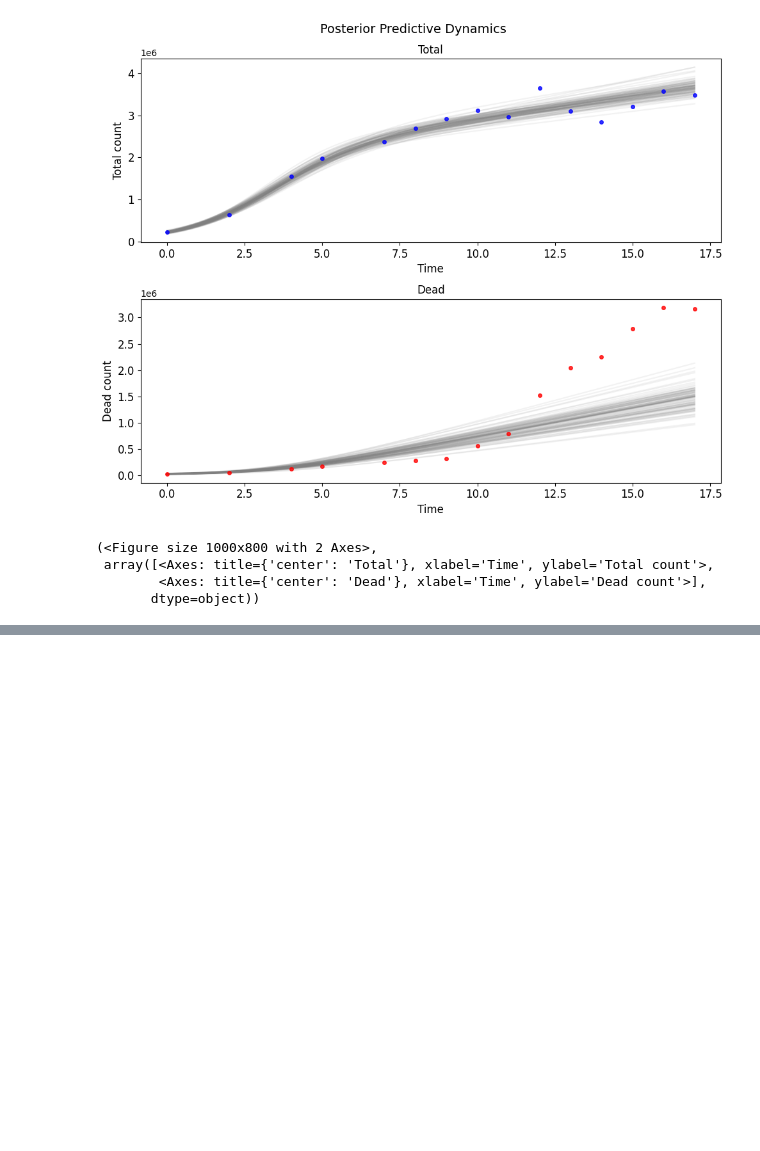
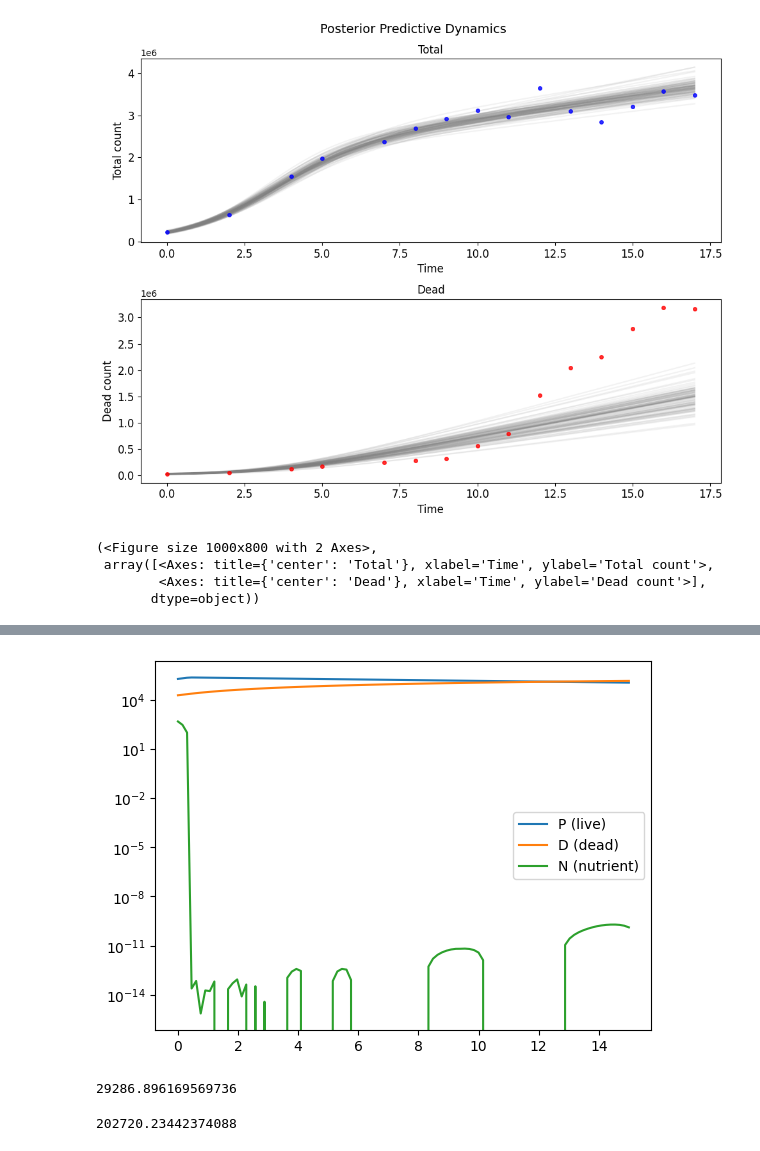
Before and after one commit to B2-Bayesian-for-Biology/MCMCwithODEs_primer, a Jupyter notebook: case_study_2/python/src/vardi_data_logistic_growth_death.ipynb, the cells around one changed output, grey strips where cells are left out. Drawn from its saved outputs; the diff is of its cells as text; code cells hidden in the pictures; blank space fills up the shorter version.

```diff
--- a/case_study_2/python/src/vardi_data_logistic_growth_death.ipynb
+++ b/case_study_2/python/src/vardi_data_logistic_growth_death.ipynb
@@ -778,0 +795,25 @@ plt.show()
+# %%
+from scipy.integrate import odeint
+import matplotlib.pyplot as plt
+
+params = [0.6, 0.1, 1e-8, 0.05]   # mu_max, Ks, Qn, delta
+y0 = [500, 2e5, 2e4]             # N0, P0, D0
+t = np.linspace(0, 15, 100)
+
+sol = odeint(general_case, y0, t, args=(params,))
+plt.plot(t, sol[:, 1], label='P (live)')
+plt.plot(t, sol[:, 2], label='D (dead)')
+plt.plot(t, sol[:, 0], label='N (nutrient)')
+plt.yscale('log')
+plt.legend()
+plt.show()
+# %% [output]
+[figure, added]
+# %%
+ ehux_dead_density[0]
+# %% [output]
+29286.896169569736
+# %%
+ehux_total_density[0] -  ehux_dead_density[0]
+# %% [output]
+202720.23442374088
```
Also changed, not shown: parts of 2 cells of this notebook, 18 other files.
